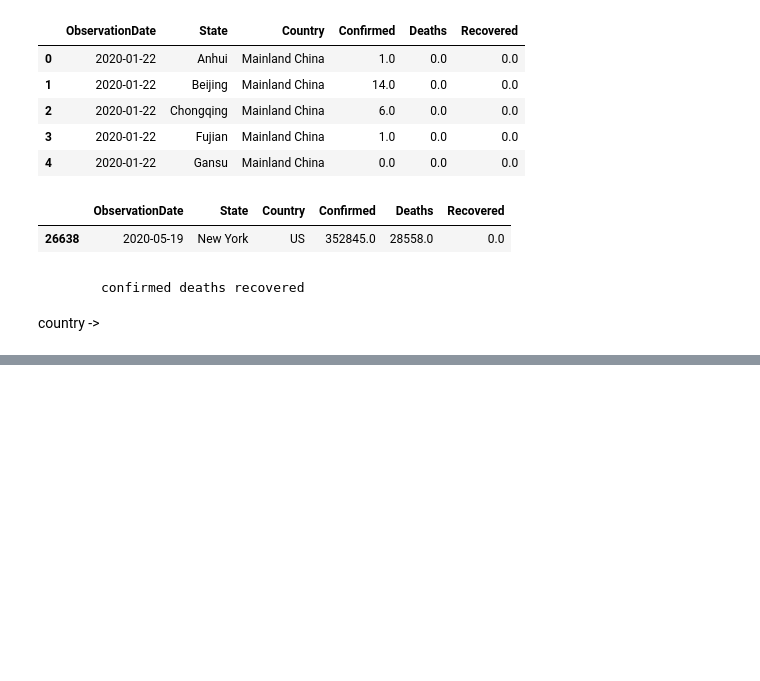
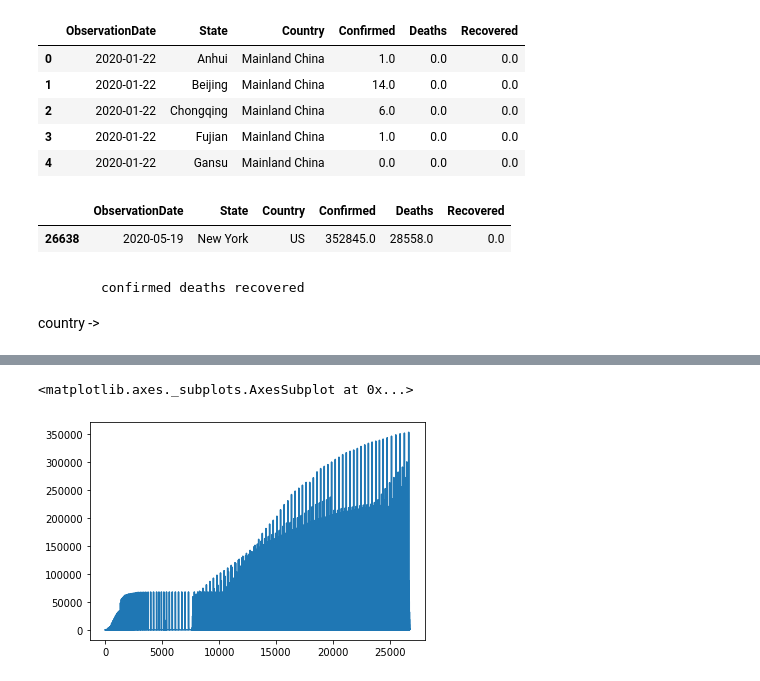
Before and after one commit to Pepcoders/Data-Science-January, a Jupyter notebook: Pandas/Pandas.ipynb, the cells around one changed output, grey strips where cells are left out. Drawn from its saved outputs; the diff is of its cells as text; code cells hidden in the pictures; blank space fills up the shorter version.

```diff
--- a/Pandas/Pandas.ipynb
+++ b/Pandas/Pandas.ipynb
@@ -562,0 +666,5 @@ country ->
+# %%
+df['Confirmed'].plot()
+# %% [output]
+<matplotlib.axes._subplots.AxesSubplot at 0x...>
+[figure, added]
```
Also changed, not shown: parts of 9 cells of this notebook.
